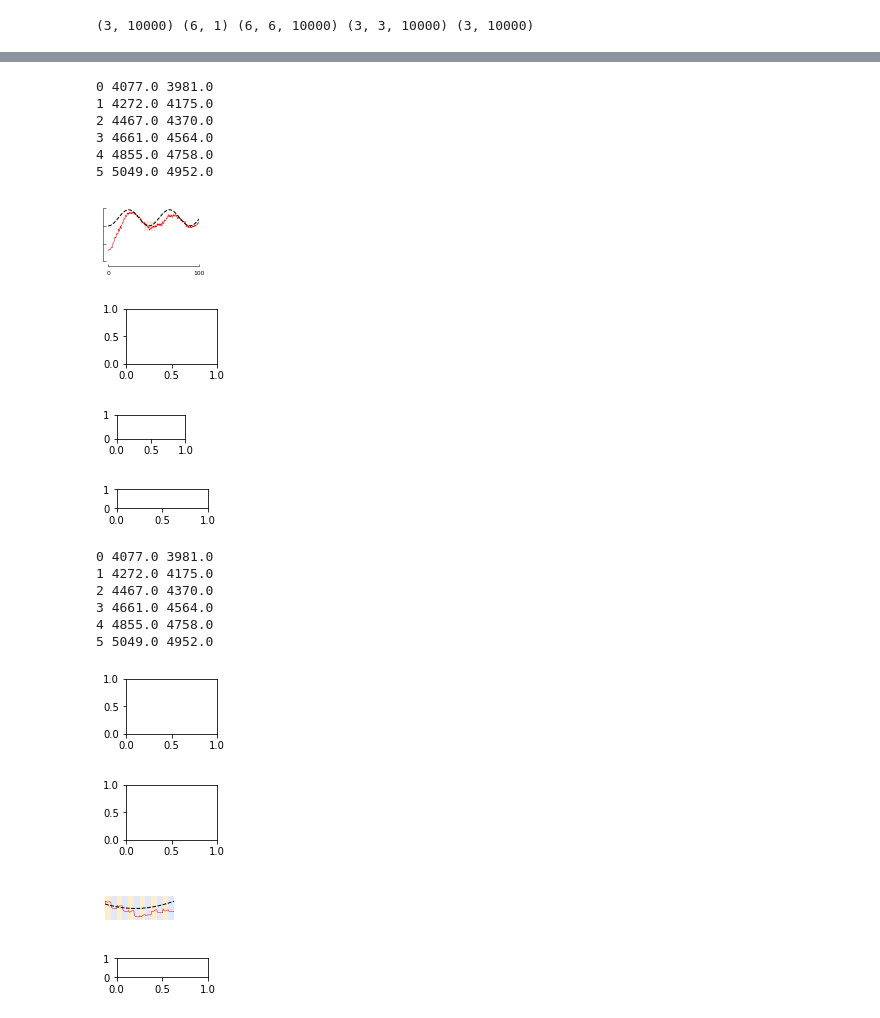
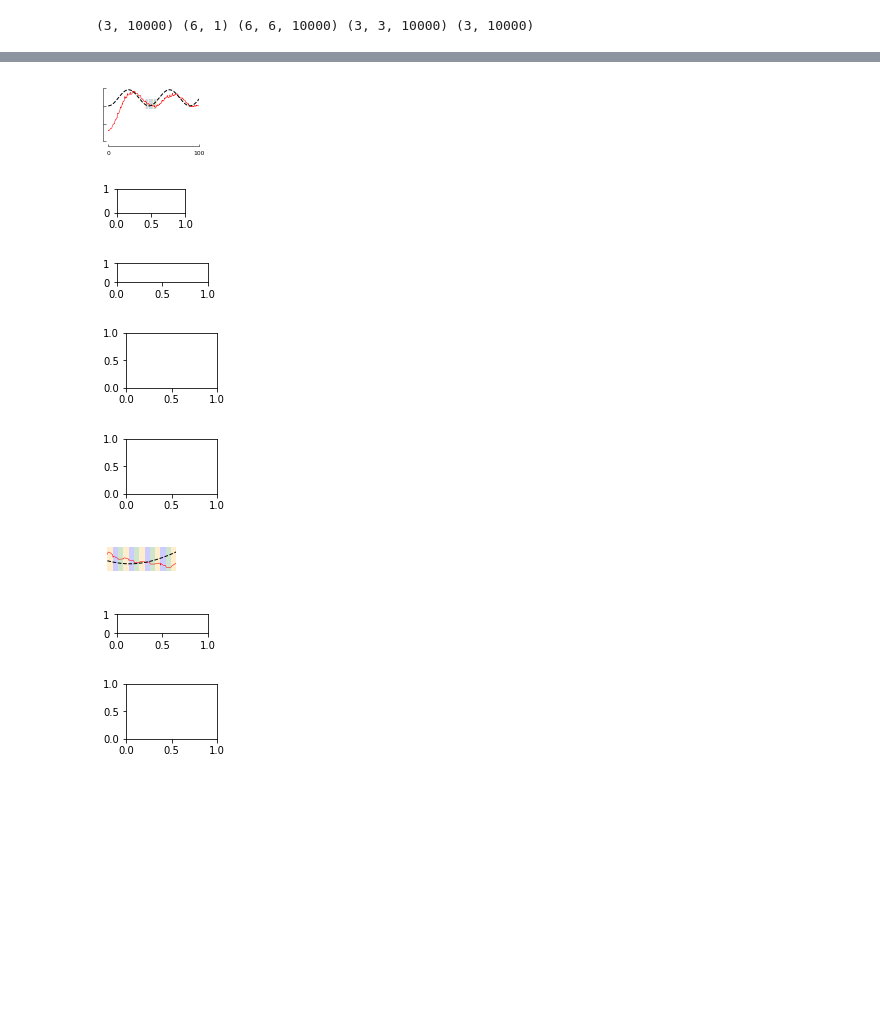
Before and after one commit to florisvb/windobs, a Jupyter notebook: UKF_simulations/observable_dynamic_wind_100.ipynb, the cells around one changed output, grey strips where cells are left out. Drawn from its saved outputs; the diff is of its cells as text; code cells hidden in the pictures; blank space fills up the shorter version.

```diff
--- a/UKF_simulations/observable_dynamic_wind_100.ipynb
+++ b/UKF_simulations/observable_dynamic_wind_100.ipynb
@@ -238,3 +311,12 @@ plt.xlim(0, 1000)
+# %%
+first = 4000
+last = 5500
+# %%
+lefts = lefts[(lefts>first)*(lefts<last)]
+rights = rights[(rights>first)*(rights<last)]
+straights = straights[(straights>first)*(straights<last)]
+# %%
+all_turns = np.sort(np.hstack((lefts, rights, straights)))
 # %%
 import figurefirst as fifi
 
@@ -249,15 +331,16 @@ ax.plot(df.zeta, '--', color='black', linewidth=1)
 # for the zoom
 
 # fills
-ymax = 1.05*np.max(xhat[5,:].T[3884:5147])
-ymin = 0.95*np.min(xhat[5,:].T[3884:5147])
+ymax = 1.05*np.max(xhat[5,:].T[all_turns[0]:all_turns[-1]])
+ymin = 0.95*np.min(xhat[5,:].T[all_turns[0]:all_turns[-1]])
 
-peaks = peaks[np.where( (peaks[:,0]>=3884)*(peaks[:,0]<=5147)) ]
-valleys = valleys[np.where( (valleys[:,0]>3884)*(valleys[:,0]<=5147)) ]
-for i in range(len(peaks)-1):
-    print(i, valleys[i, 0], peaks[i, 0])
-    ax.fill_between([peaks[i,0], valleys[i,0]], ymin, ymax, edgecolor='none', facecolor='orange', alpha=0.2)
-    ax.fill_between([valleys[i,0], peaks[i+1,0]], ymin, ymax, edgecolor='none', facecolor='cornflowerblue', alpha=0.2)
+c = 0
+colors = ['orange', 'blue', 'green']
+for i in range(len(all_turns)-2):
+    ax.fill_between([all_turns[i], all_turns[i+1]], ymin, ymax, edgecolor='none', facecolor=colors[c], alpha=0.2)
+    c += 1
+    if c > 2:
+        c = 0
 
 ax.set_xlim(0, 10000)
 ax.set_ylim(0, 3.1*np.pi/4.)
@@ -286,16 +369,10 @@ layout.append_figure_to_layer(layout.figures['ukf_'+str(turns)], 'ukf_'+str(turn
 
 layout.write_svg('ukf_plot_dynamic.svg')
 # %% [output]
-0 4077.0 3981.0
-1 4272.0 4175.0
-2 4467.0 4370.0
-3 4661.0 4564.0
-4 4855.0 4758.0
-5 5049.0 4952.0
 [figure]
-[figure, old version]
+[figure, new version]
-[figure, old version]
+[figure, new version]
-[figure, old version]
+[figure, new version]
 # %%
 import figurefirst as fifi
 
@@ -309,47 +386,44 @@ ax.plot(df.zeta, '--', color='black', linewidth=1)
 
 # vlines
 #ax.vlines(peaks[:,0], 0, 3*np.pi/4., color='violet', linewidths=0.1)
 #ax.vlines(valleys[:,0], 0, 3*np.pi/4., color='green', linewidths=0.1)
 
 # fills
-for i in range(len(peaks)-1):
-    print(i, valleys[i, 0], peaks[i, 0])
-    ax.fill_between([peaks[i,0], valleys[i,0]], ymin, ymax, edgecolor='none', facecolor='orange', alpha=0.2)
-    ax.fill_between([valleys[i,0], peaks[i+1,0]], ymin, ymax, edgecolor='none', facecolor='cornflowerblue', alpha=0.2)
+c = 0
+colors = ['orange', 'blue', 'green']
+for i in range(len(all_turns)-2):
+    ax.fill_between([all_turns[i], all_turns[i+1]], ymin, ymax, edgecolor='none', facecolor=colors[c], alpha=0.2)
+    c += 1
+    if c > 2:
+        c = 0
 
 ax.set_ylim(ymin, ymax)
 
 fifi.mpl_functions.adjust_spines(ax, [],
                                  spine_locations={'left': 5,
                                                   'bottom': 5},
                                  xticks=[4000, 5000],
                                  #yticks=[0, np.pi/4., 2*np.pi/4., 3*np.pi/4.],
                                  tick_length=2.5)
 
-ax.set_xlim(3981,5147)
+ax.set_xlim(all_turns[0],all_turns[-2])
 #ax.set_ylim(0, 3.1*np.pi/4.)
 
 #ax.set_yticklabels(['$0$', '$\pi/4$', '$2\pi/4$', '$3\pi/4$'])
 
 #ax.set_ylabel('Wind direction $(\zeta)$')
 #ax.set_xlabel('Time steps')
 
 fifi.mpl_functions.set_fontsize(ax, 6)
 
 layout.append_figure_to_layer(layout.figures['ukf_'+str(turns)+'_zoom'], 'ukf_'+str(turns)+'_zoom', cleartarget=True)
 
 layout.write_svg('ukf_plot_dynamic.svg')
 # %% [output]
-0 4077.0 3981.0
-1 4272.0 4175.0
-2 4467.0 4370.0
-3 4661.0 4564.0
-4 4855.0 4758.0
-5 5049.0 4952.0
 [figure]
-[figure, old version]
+[figure, new version]
-[figure, old version]
+[figure, new version]
-[figure, old version]
+[figure, new version]
 # %%
 from IPython.display import display,SVG
 display(SVG('ukf_plot_dynamic.svg'))
```
Also changed, not shown: parts of 24 cells of this notebook, 3 other files.
